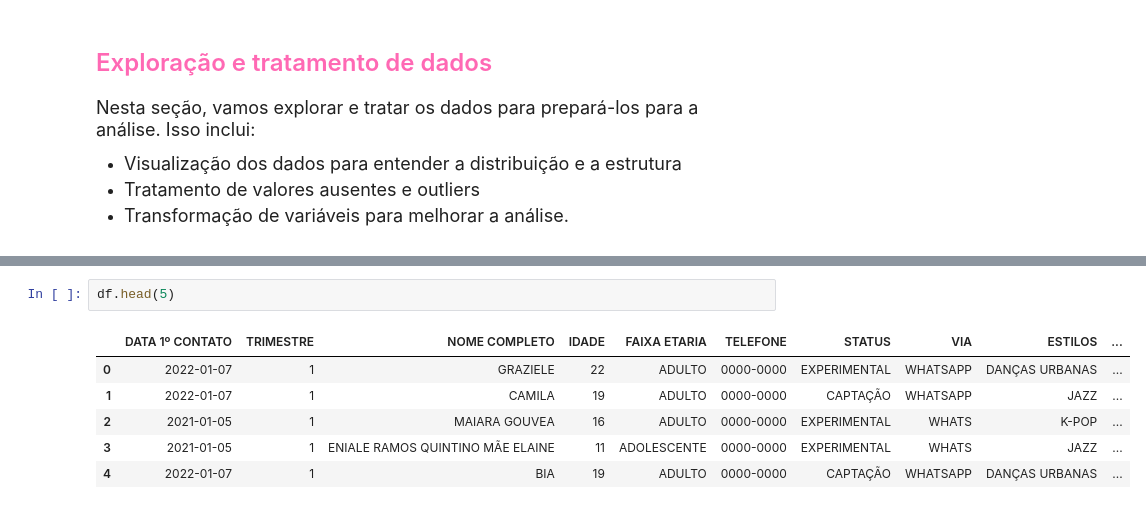
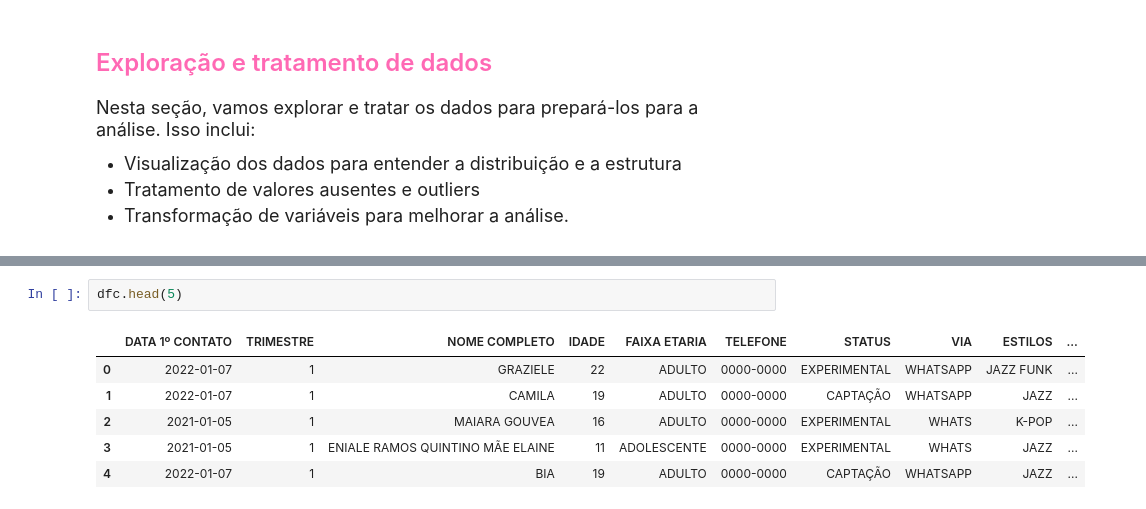
Before and after one commit to KoreTane/PredictiveLeadManagement, a Jupyter notebook: CBS_Dance_EDA.ipynb, the cells around one changed output, grey strips where cells are left out. Drawn from its saved outputs; the diff is of its cells as text.

```diff
--- a/CBS_Dance_EDA.ipynb
+++ b/CBS_Dance_EDA.ipynb
@@ -136,12 +139,12 @@ plt.show()
 # %% [output]
 [figure]
 # %%
-df.head(5)
+dfc.head(5)
 # %% [output]
 |  | DATA 1º CONTATO | TRIMESTRE | NOME COMPLETO | IDADE | FAIXA ETARIA | TELEFONE | STATUS | VIA | ESTILOS | ... |
-| 0 | 2022-01-07 | 1 | GRAZIELE | 22 | ADULTO | 0000-0000 | EXPERIMENTAL | WHATSAPP | DANÇAS URBANAS | ... |
+| 0 | 2022-01-07 | 1 | GRAZIELE | 22 | ADULTO | 0000-0000 | EXPERIMENTAL | WHATSAPP | JAZZ FUNK | ... |
 | 1 | 2022-01-07 | 1 | CAMILA | 19 | ADULTO | 0000-0000 | CAPTAÇÃO | WHATSAPP | JAZZ | ... |
 | 2 | 2021-01-05 | 1 | MAIARA GOUVEA | 16 | ADULTO | 0000-0000 | EXPERIMENTAL | WHATS | K-POP | ... |
 | 3 | 2021-01-05 | 1 | ENIALE RAMOS QUINTINO MÃE ELAINE | 11 | ADOLESCENTE | 0000-0000 | EXPERIMENTAL | WHATS | JAZZ | ... |
-| 4 | 2022-01-07 | 1 | BIA | 19 | ADULTO | 0000-0000 | CAPTAÇÃO | WHATSAPP | DANÇAS URBANAS | ... |
+| 4 | 2022-01-07 | 1 | BIA | 19 | ADULTO | 0000-0000 | CAPTAÇÃO | WHATSAPP | JAZZ | ... |
 # %%
```
Also changed, not shown: parts of 26 cells of this notebook.
